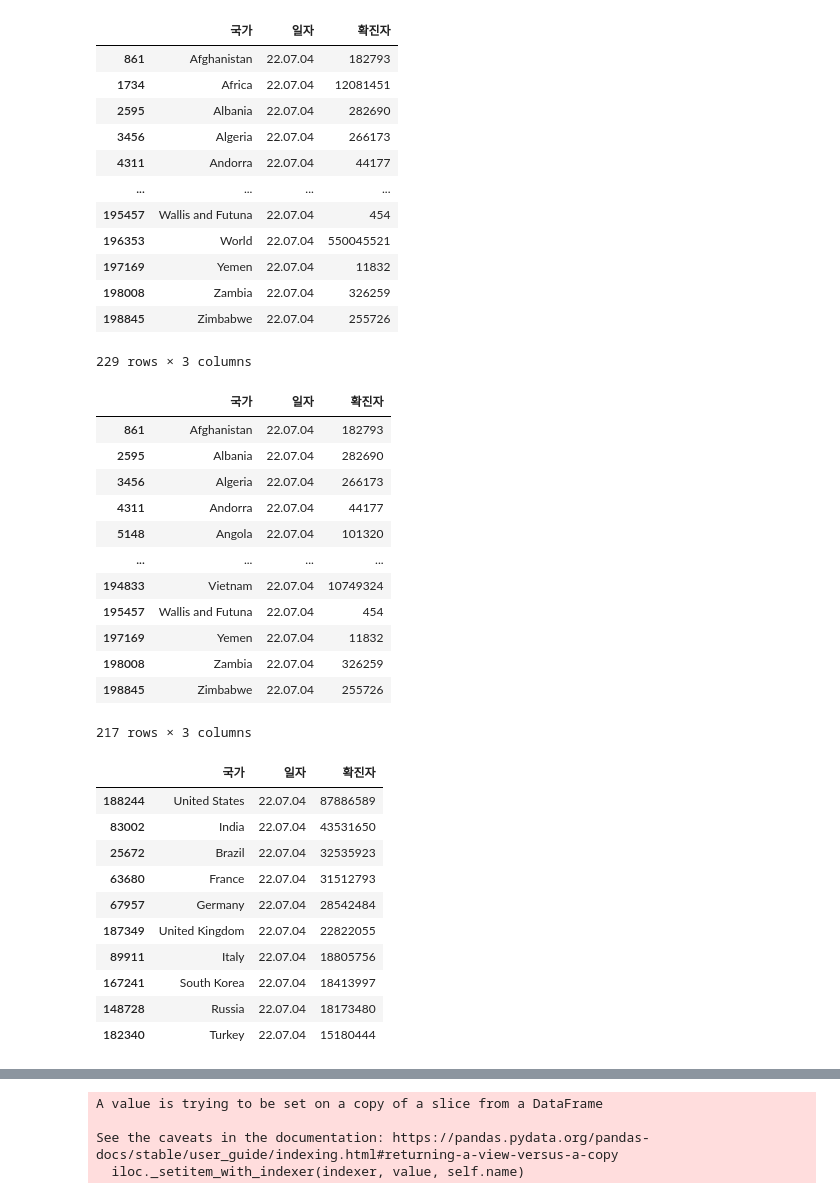
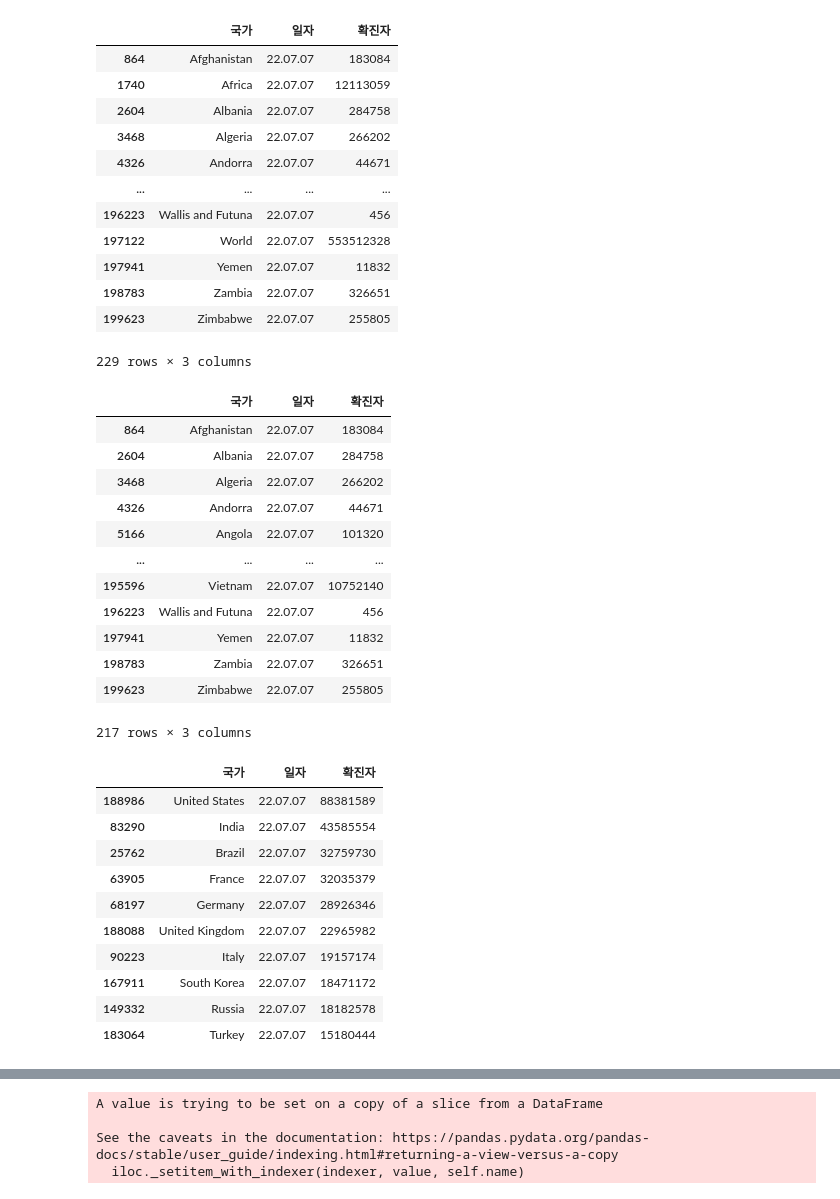
Before and after one commit to cpwoo/ProjectCorona, a Jupyter notebook: pie chart.ipynb, the cells around one changed output, grey strips where cells are left out. Drawn from its saved outputs; the diff is of its cells as text; code cells hidden in the pictures.

```diff
--- a/pie chart.ipynb
+++ b/pie chart.ipynb
@@ -7,27 +7,27 @@ matplotlib.rcParams['axes.unicode_minus'] = False
 # %%
 import pandas as pd
 import numpy as np
 df = pd.read_excel('owid-covid-data.xlsx', usecols='C:E')
 df.rename(columns={'location':'국가','date':'일자', 'total_cases':'확진자'}, inplace=True)
 df = df.fillna(0)
 df['일자'] = pd.to_datetime(df['일자'])
 df['일자'] = df['일자'].dt.strftime('%y.%m.%d')
-df = df[df['일자'] == '22.07.04']
+df = df[df['일자'] == '22.07.07']
 df['확진자'] = df['확진자'].astype(int)
 df
 # %% [output]
 |  | 국가 | 일자 | 확진자 |
-| 861 | Afghanistan | 22.07.04 | 182793 |
-| 1734 | Africa | 22.07.04 | 12081451 |
-| 2595 | Albania | 22.07.04 | 282690 |
-| 3456 | Algeria | 22.07.04 | 266173 |
-| 4311 | Andorra | 22.07.04 | 44177 |
+| 864 | Afghanistan | 22.07.07 | 183084 |
+| 1740 | Africa | 22.07.07 | 12113059 |
+| 2604 | Albania | 22.07.07 | 284758 |
+| 3468 | Algeria | 22.07.07 | 266202 |
+| 4326 | Andorra | 22.07.07 | 44671 |
 | ... | ... | ... | ... |
-| 195457 | Wallis and Futuna | 22.07.04 | 454 |
-| 196353 | World | 22.07.04 | 550045521 |
-| 197169 | Yemen | 22.07.04 | 11832 |
-| 198008 | Zambia | 22.07.04 | 326259 |
-| 198845 | Zimbabwe | 22.07.04 | 255726 |
+| 196223 | Wallis and Futuna | 22.07.07 | 456 |
+| 197122 | World | 22.07.07 | 553512328 |
+| 197941 | Yemen | 22.07.07 | 11832 |
+| 198783 | Zambia | 22.07.07 | 326651 |
+| 199623 | Zimbabwe | 22.07.07 | 255805 |
 229 rows × 3 columns
 # %%
 continents = ['Africa', 'Asia', 'Europe', 'European Union', 'High income', 'Upper middle income', 'Low income',
@@ -37,17 +37,17 @@ df = df[~filt]
 df
 # %% [output]
 |  | 국가 | 일자 | 확진자 |
-| 861 | Afghanistan | 22.07.04 | 182793 |
-| 2595 | Albania | 22.07.04 | 282690 |
-| 3456 | Algeria | 22.07.04 | 266173 |
-| 4311 | Andorra | 22.07.04 | 44177 |
-| 5148 | Angola | 22.07.04 | 101320 |
+| 864 | Afghanistan | 22.07.07 | 183084 |
+| 2604 | Albania | 22.07.07 | 284758 |
+| 3468 | Algeria | 22.07.07 | 266202 |
+| 4326 | Andorra | 22.07.07 | 44671 |
+| 5166 | Angola | 22.07.07 | 101320 |
 | ... | ... | ... | ... |
-| 194833 | Vietnam | 22.07.04 | 10749324 |
-| 195457 | Wallis and Futuna | 22.07.04 | 454 |
-| 197169 | Yemen | 22.07.04 | 11832 |
-| 198008 | Zambia | 22.07.04 | 326259 |
-| 198845 | Zimbabwe | 22.07.04 | 255726 |
+| 195596 | Vietnam | 22.07.07 | 10752140 |
+| 196223 | Wallis and Futuna | 22.07.07 | 456 |
+| 197941 | Yemen | 22.07.07 | 11832 |
+| 198783 | Zambia | 22.07.07 | 326651 |
+| 199623 | Zimbabwe | 22.07.07 | 255805 |
 217 rows × 3 columns
 # %%
 df = df.sort_values(by=['확진자'], ascending=0)
@@ -55,16 +55,16 @@ df_top = df.head(10)
 df_top
 # %% [output]
 |  | 국가 | 일자 | 확진자 |
-| 188244 | United States | 22.07.04 | 87886589 |
-| 83002 | India | 22.07.04 | 43531650 |
-| 25672 | Brazil | 22.07.04 | 32535923 |
-| 63680 | France | 22.07.04 | 31512793 |
-| 67957 | Germany | 22.07.04 | 28542484 |
-| 187349 | United Kingdom | 22.07.04 | 22822055 |
-| 89911 | Italy | 22.07.04 | 18805756 |
-| 167241 | South Korea | 22.07.04 | 18413997 |
-| 148728 | Russia | 22.07.04 | 18173480 |
-| 182340 | Turkey | 22.07.04 | 15180444 |
+| 188986 | United States | 22.07.07 | 88381589 |
+| 83290 | India | 22.07.07 | 43585554 |
+| 25762 | Brazil | 22.07.07 | 32759730 |
+| 63905 | France | 22.07.07 | 32035379 |
+| 68197 | Germany | 22.07.07 | 28926346 |
+| 188088 | United Kingdom | 22.07.07 | 22965982 |
+| 90223 | Italy | 22.07.07 | 19157174 |
+| 167911 | South Korea | 22.07.07 | 18471172 |
+| 149332 | Russia | 22.07.07 | 18182578 |
+| 183064 | Turkey | 22.07.07 | 15180444 |
 # %%
 df_etc = df.iloc[10:]
 df_etc
```
Also changed, not shown: parts of 4 cells of this notebook, 3 other files.
